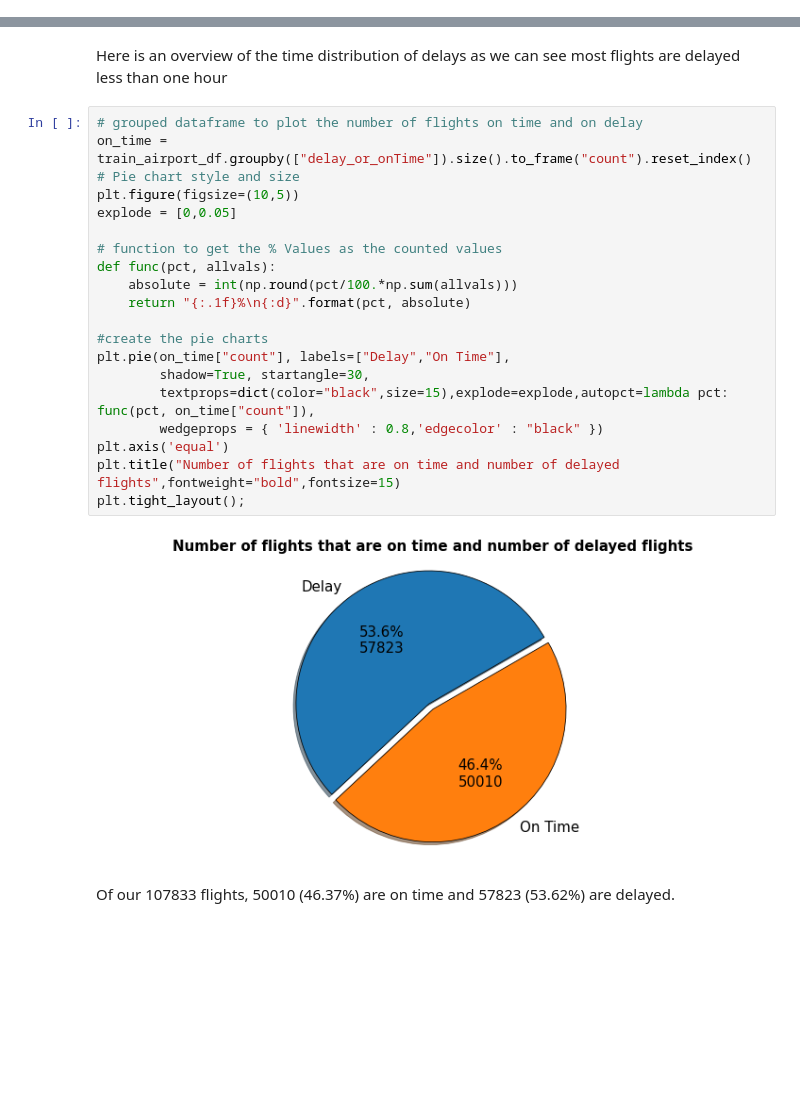
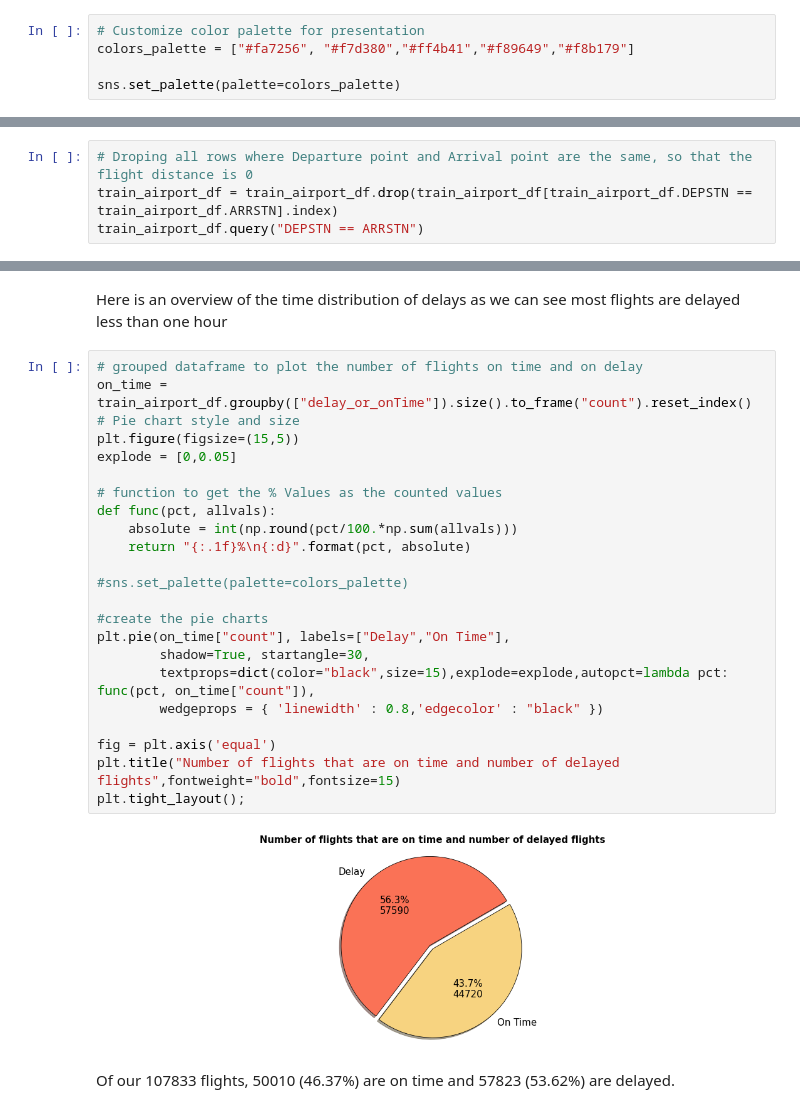
Before and after one commit to MalinSoetbeer/flight_delayed_challenge, a Jupyter notebook: flight_delayed_evo.ipynb, the cells around one changed output, grey strips where cells are left out. Cells and saved outputs as stored; diff of their text form; blank space fills up the shorter version.

```diff
--- a/flight_delayed_evo.ipynb
+++ b/flight_delayed_evo.ipynb
@@ -90,6 +91,11 @@ airports = airportsdata.load()
 # Import scripts
 from script_files.feature_engineering import *
 from script_files.prepare_flight_data import *
+# %%
+# Customize color palette for presentation
+colors_palette = ["#fa7256", "#f7d380","#ff4b41","#f89649","#f8b179"]
+
+sns.set_palette(palette=colors_palette)
 # %%
 # Loading the data in and Shape to fit
 airports = pd.DataFrame(airports).T.reset_index(drop=True)
@@ -252,0 +261,4 @@ Index(['ID', 'DATOP', 'FLTID', 'DEPSTN', 'ARRSTN', 'STD', 'STA', 'STATUS',
+# %%
+# Droping all rows where Departure point and Arrival point are the same, so that the flight distance is 0
+train_airport_df = train_airport_df.drop(train_airport_df[train_airport_df.DEPSTN == train_airport_df.ARRSTN].index)
+train_airport_df.query("DEPSTN == ARRSTN")
@@ -307,25 +322,28 @@ Here is an overview of the time distribution of delays as we can see most flight
 # %%
 # grouped dataframe to plot the number of flights on time and on delay
 on_time = train_airport_df.groupby(["delay_or_onTime"]).size().to_frame("count").reset_index()
 # Pie chart style and size
-plt.figure(figsize=(10,5))
+plt.figure(figsize=(15,5))
 explode = [0,0.05]
 
 # function to get the % Values as the counted values
 def func(pct, allvals):
     absolute = int(np.round(pct/100.*np.sum(allvals)))
     return "{:.1f}%\n{:d}".format(pct, absolute)
 
+#sns.set_palette(palette=colors_palette)
+
 #create the pie charts
 plt.pie(on_time["count"], labels=["Delay","On Time"],
         shadow=True, startangle=30,
         textprops=dict(color="black",size=15),explode=explode,autopct=lambda pct: func(pct, on_time["count"]),
         wedgeprops = { 'linewidth' : 0.8,'edgecolor' : "black" })
-plt.axis('equal')
+
+fig = plt.axis('equal')
 plt.title("Number of flights that are on time and number of delayed flights",fontweight="bold",fontsize=15)
 plt.tight_layout();
 # %% [output]
-[figure, old version]
+[figure, new version]
 # %% [markdown]
 Of our 107833 flights, 50010 (46.37%) are on time and 57823 (53.62%) are delayed.
 # %% [markdown]
```
Also changed, not shown: parts of 13 cells of this notebook, 3 other files.
